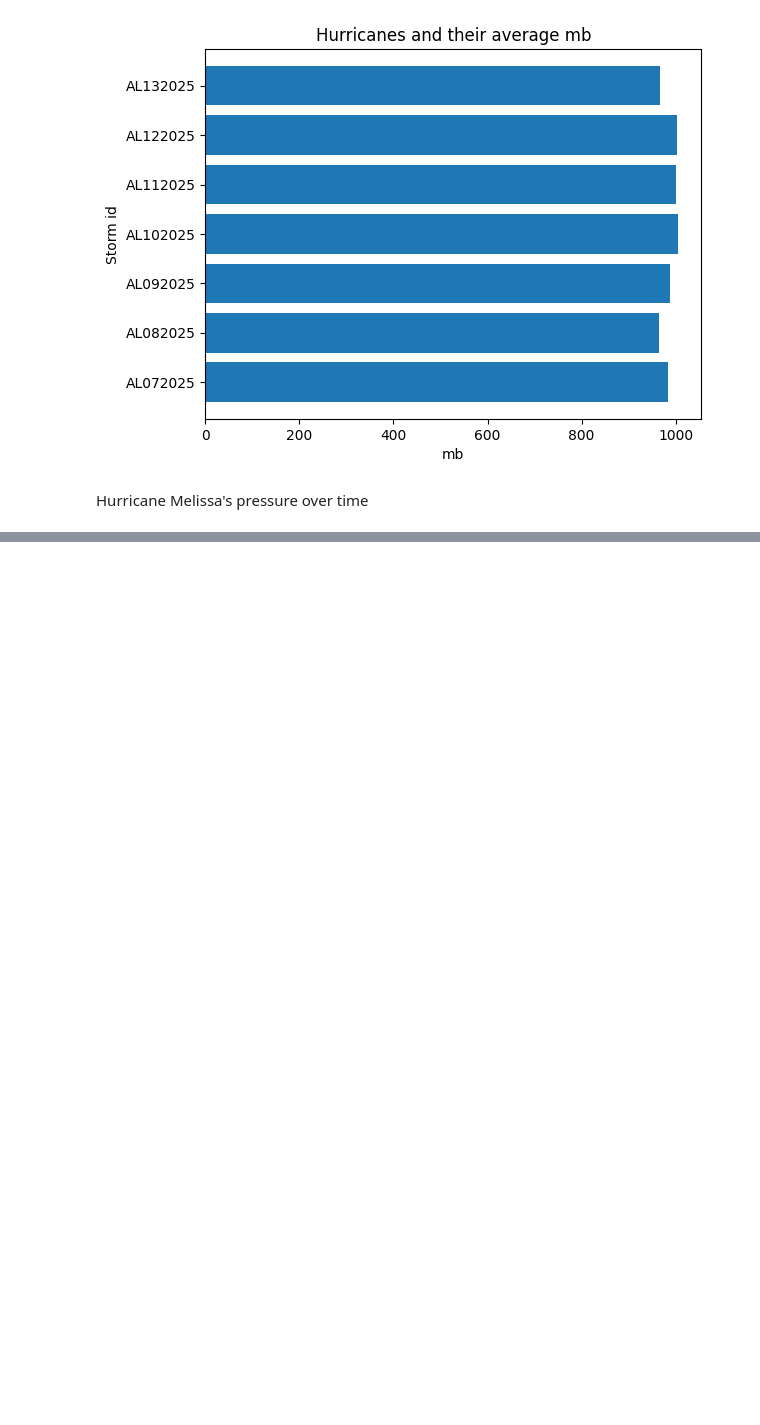
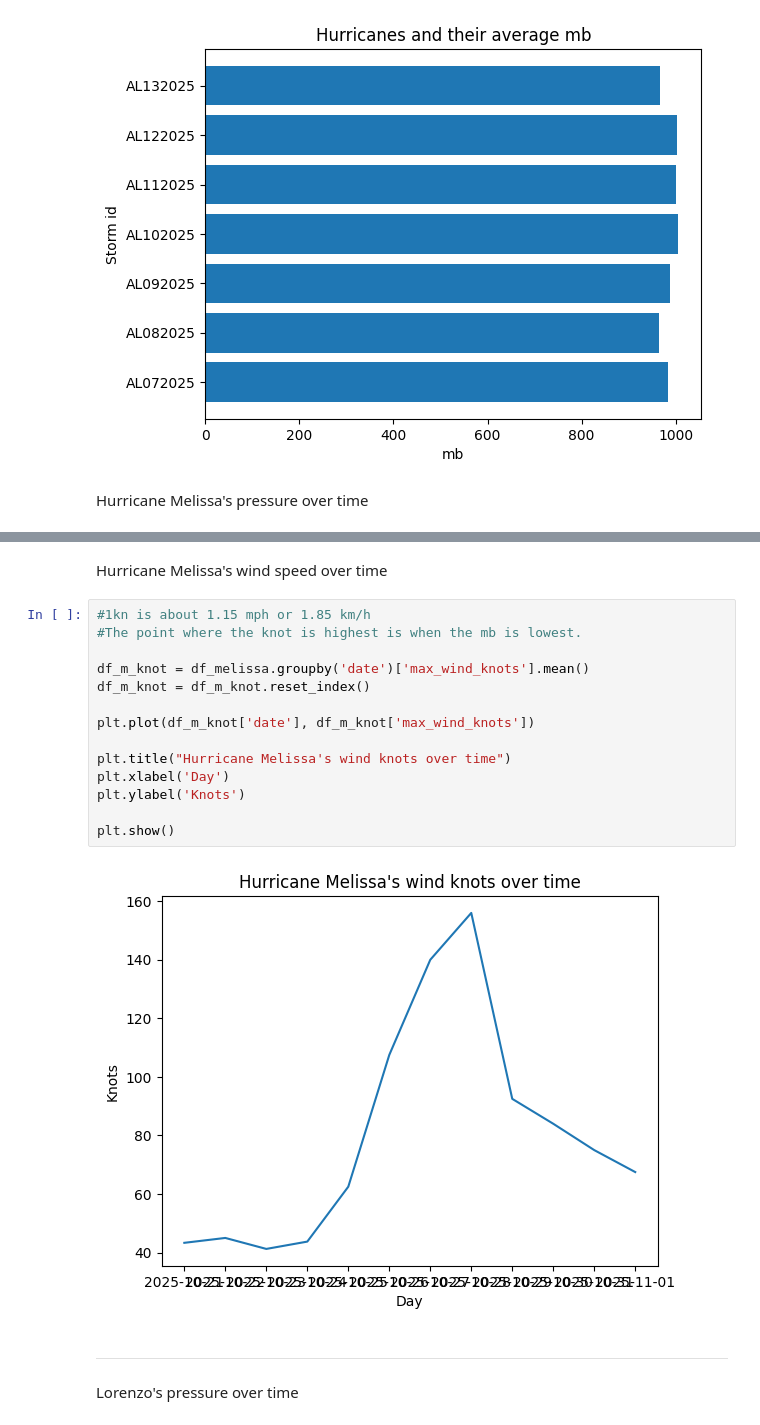
Before and after one commit to Erica4397/for_coding_camp1, a Jupyter notebook: ForCodingCampNotebook.ipynb, the cells around one changed output, grey strips where cells are left out. Cells and saved outputs as stored; diff of their text form; blank space fills up the shorter version.

```diff
--- a/ForCodingCampNotebook.ipynb
+++ b/ForCodingCampNotebook.ipynb
@@ -150,4 +150,26 @@ plt.show()
 #Note: lower mb means worse weather. Usually, the mb of the standard atmosphere is 1013.25
 # %% [output]
 [figure]
+# %% [markdown]
+Hurricane Melissa's wind speed over time
+# %%
+#1kn is about 1.15 mph or 1.85 km/h
+#The point where the knot is highest is when the mb is lowest.
+
+df_m_knot = df_melissa.groupby('date')['max_wind_knots'].mean()
+df_m_knot = df_m_knot.reset_index()
+
+plt.plot(df_m_knot['date'], df_m_knot['max_wind_knots'])
+
+plt.title("Hurricane Melissa's wind knots over time")
+plt.xlabel('Day')
+plt.ylabel('Knots')
+
+plt.show()
+# %% [output]
+[figure, added]
+# %% [markdown]
+_______
+# %% [markdown]
+Lorenzo's pressure over time
 # %%
```
Also changed, not shown: parts of 3 cells of this notebook.
